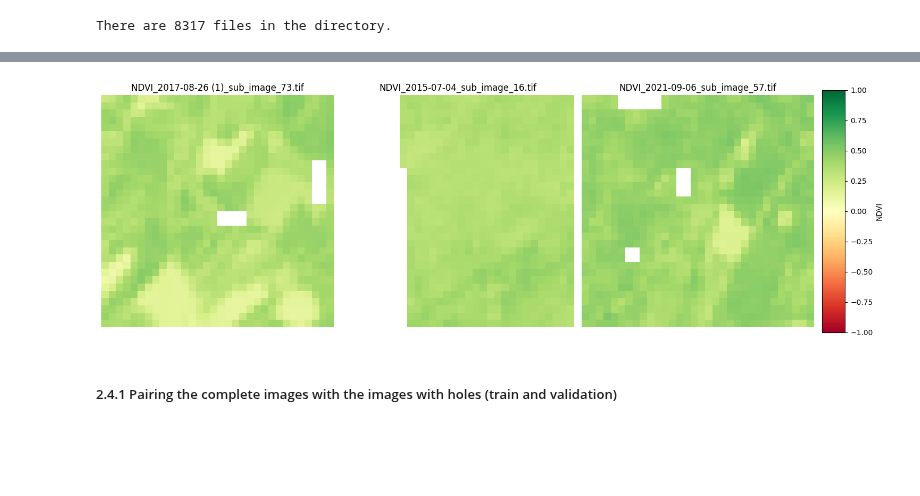
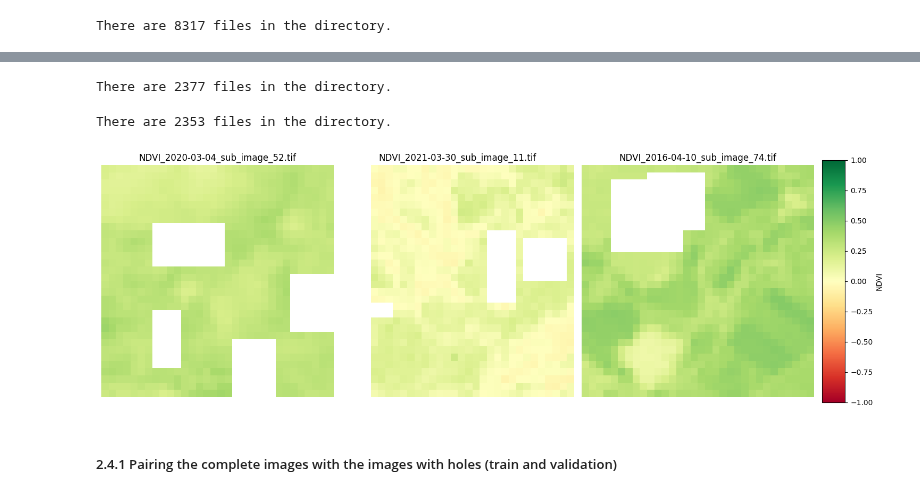
Before and after one commit to larasauser/2024_MLEES, a Jupyter notebook: Project/project_script.ipynb, the cells around one changed output, grey strips where cells are left out. Drawn from its saved outputs; the diff is of its cells as text; code cells hidden in the pictures; blank space fills up the shorter version.

```diff
--- a/Project/project_script.ipynb
+++ b/Project/project_script.ipynb
@@ -506,42 +538,64 @@ There are 4847 files in the directory.
+# %%
+# Get a list of all files in the directory
+file_list = os.listdir(val_dir)
+
+# Get the number of files
+num_files = len(file_list)
+
+# Print the number of files
+print(f"There are {num_files} files in the directory.")
+# %% [output]
+There are 2377 files in the directory.
+# %%
+# Get a list of all files in the directory
+file_list = os.listdir(val_with_holes_dir)
+
+# Get the number of files
+num_files = len(file_list)
+
+# Print the number of files
+print(f"There are {num_files} files in the directory.")
+# %% [output]
+There are 2353 files in the directory.
 # %%
 # Get a list of files in the directory
 tif_files = [f for f in os.listdir(train_with_holes_dir) if f.endswith('.tif')]
 
 # Specify the indices of images you want to display
-selected_indices = [0, 5, 1000 ]
+selected_indices = [0, 50, 1000 ]
 
 # Safeguard: Ensure indices are within range
 selected_files = [tif_files[i] for i in selected_indices if i < len(tif_files)]
 
 # Set up a GridSpec layout
 fig = plt.figure(figsize=(15, 5))
 gs = GridSpec(1, len(selected_files) + 1, width_ratios=[1] * len(selected_files) + [0.1])  # Extra column for the colorbar
 
 axes = [fig.add_subplot(gs[0, i]) for i in range(len(selected_files))]  # Subplots for images
 cbar_ax = fig.add_subplot(gs[0, -1])  # Separate subplot for the colorbar
 
 for i, file_name in enumerate(selected_files):
     file_path = os.path.join(train_with_holes_dir, file_name)
 
     # Open the GeoTIFF file
     with rasterio.open(file_path) as src:
         ndvi_data = src.read(1)  # Read the first band (NDVI values)
         ndvi_data = np.where(ndvi_data == src.nodata, np.nan, ndvi_data)  # Handle NoData values
 
     # Plot the NDVI data in the subplot
     im = axes[i].imshow(ndvi_data, cmap='RdYlGn', vmin=-1, vmax=1)
     axes[i].set_title(file_name)
     axes[i].axis('off')
 
 # Add the shared colorbar in the dedicated axis
 cbar = fig.colorbar(im, cax=cbar_ax, orientation='vertical')
 cbar.set_label('NDVI')
 
 # Adjust layout
 plt.tight_layout()
 plt.show()
 # %% [output]
-[figure, old version]
+[figure, new version]
 # %% [markdown]
 ##### 2.4.1 Pairing the complete images with the images with holes (train and validation)
 # %%
```
Also changed, not shown: parts of 9 cells of this notebook.
